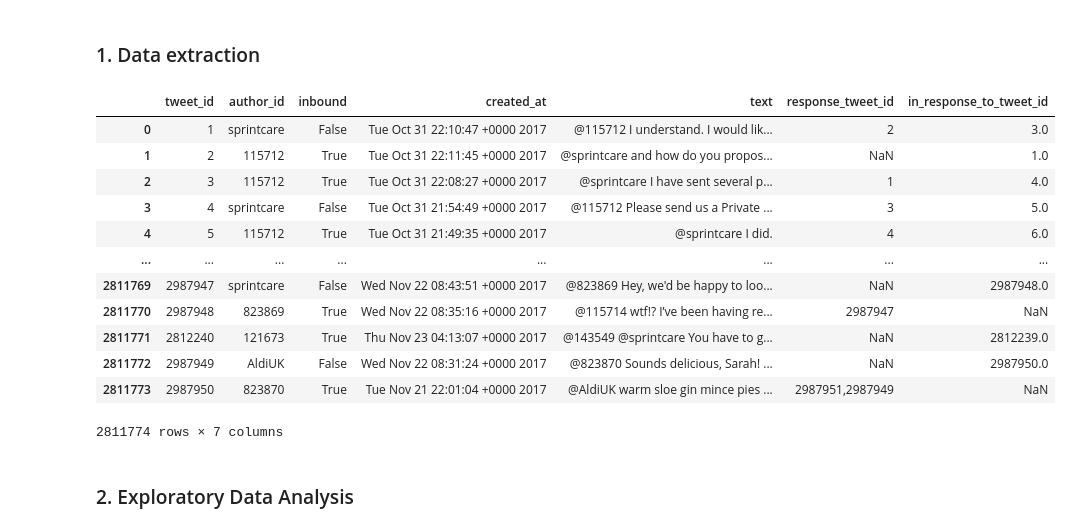
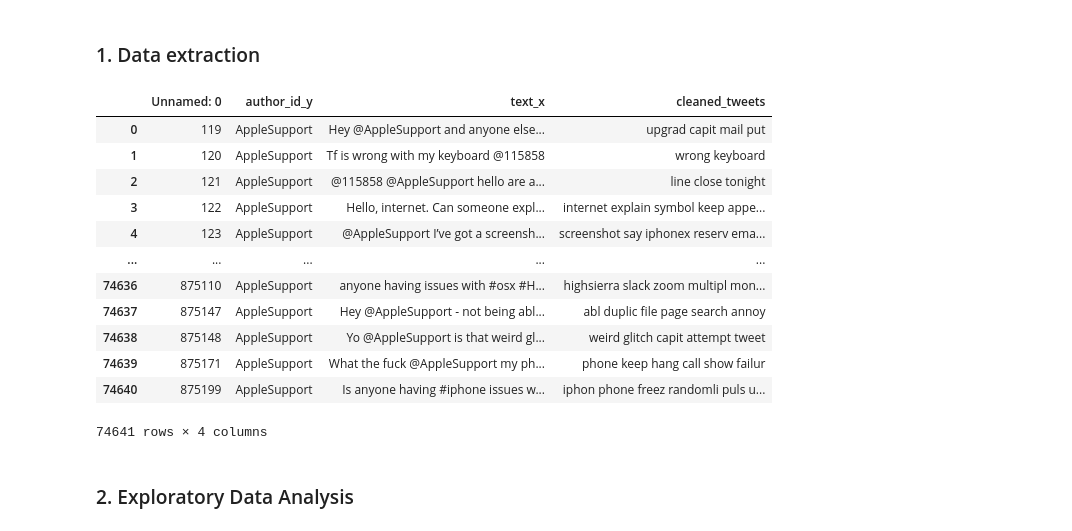
Before and after one commit to kannan-janakiraman/Guided_LDA, a Jupyter notebook: GuidedLDA.ipynb, the cells around one changed output. Cells and saved outputs as stored; diff of their text form; code cells hidden in the pictures.

```diff
--- a/GuidedLDA.ipynb
+++ b/GuidedLDA.ipynb
@@ -3,22 +3,22 @@
 # %%
 import pandas as pd
 # %%
-tweets_filtered_df = pd.read_csv("./data/twcs.csv",encoding='utf-8')
+tweets_filtered_df = pd.read_csv("./filtered_tweets.csv",encoding='utf-8')
 tweets_filtered_df
 # %% [output]
-|  | tweet_id | author_id | inbound | created_at | text | response_tweet_id | in_response_to_tweet_id |
-| 0 | 1 | sprintcare | False | Tue Oct 31 22:10:47 +0000 2017 | @115712 I understand. I would lik... | 2 | 3.0 |
-| 1 | 2 | 115712 | True | Tue Oct 31 22:11:45 +0000 2017 | @sprintcare and how do you propos... | NaN | 1.0 |
-| 2 | 3 | 115712 | True | Tue Oct 31 22:08:27 +0000 2017 | @sprintcare I have sent several p... | 1 | 4.0 |
-| 3 | 4 | sprintcare | False | Tue Oct 31 21:54:49 +0000 2017 | @115712 Please send us a Private ... | 3 | 5.0 |
-| 4 | 5 | 115712 | True | Tue Oct 31 21:49:35 +0000 2017 | @sprintcare I did. | 4 | 6.0 |
-| ... | ... | ... | ... | ... | ... | ... | ... |
-| 2811769 | 2987947 | sprintcare | False | Wed Nov 22 08:43:51 +0000 2017 | @823869 Hey, we'd be happy to loo... | NaN | 2987948.0 |
-| 2811770 | 2987948 | 823869 | True | Wed Nov 22 08:35:16 +0000 2017 | @115714 wtf!? I’ve been having re... | 2987947 | NaN |
-| 2811771 | 2812240 | 121673 | True | Thu Nov 23 04:13:07 +0000 2017 | @143549 @sprintcare You have to g... | NaN | 2812239.0 |
-| 2811772 | 2987949 | AldiUK | False | Wed Nov 22 08:31:24 +0000 2017 | @823870 Sounds delicious, Sarah! ... | NaN | 2987950.0 |
-| 2811773 | 2987950 | 823870 | True | Tue Nov 21 22:01:04 +0000 2017 | @AldiUK warm sloe gin mince pies ... | 2987951,2987949 | NaN |
+|  | Unnamed: 0 | author_id_y | text_x | cleaned_tweets |
+| 0 | 119 | AppleSupport | Hey @AppleSupport and anyone else... | upgrad capit mail put |
+| 1 | 120 | AppleSupport | Tf is wrong with my keyboard @115858 | wrong keyboard |
+| 2 | 121 | AppleSupport | @115858 @AppleSupport hello are a... | line close tonight |
+| 3 | 122 | AppleSupport | Hello, internet. Can someone expl... | internet explain symbol keep appe... |
+| 4 | 123 | AppleSupport | @AppleSupport I’ve got a screensh... | screenshot say iphonex reserv ema... |
+| ... | ... | ... | ... | ... |
+| 74636 | 875110 | AppleSupport | anyone having issues with #osx #H... | highsierra slack zoom multipl mon... |
+| 74637 | 875147 | AppleSupport | Hey @AppleSupport - not being abl... | abl duplic file page search annoy |
+| 74638 | 875148 | AppleSupport | Yo @AppleSupport is that weird gl... | weird glitch capit attempt tweet |
+| 74639 | 875171 | AppleSupport | What the fuck @AppleSupport my ph... | phone keep hang call show failur |
+| 74640 | 875199 | AppleSupport | Is anyone having #iphone issues w... | iphon phone freez randomli puls u... |
-2811774 rows × 7 columns
+74641 rows × 4 columns
 # %% [markdown]
 ### 2. Exploratory Data Analysis
 # %%
```
Also changed, not shown: parts of 1 cell of this notebook, 1 other file.
